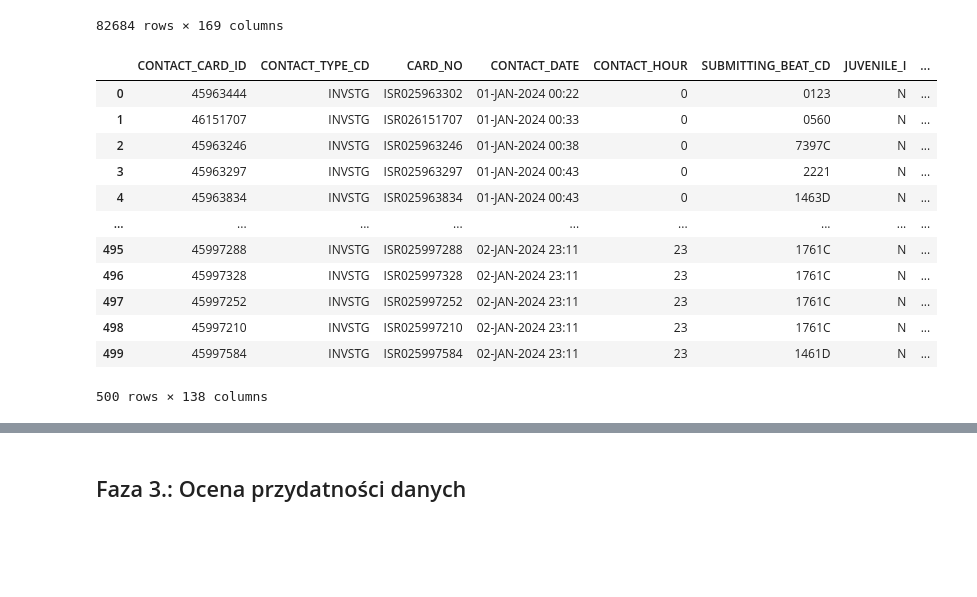
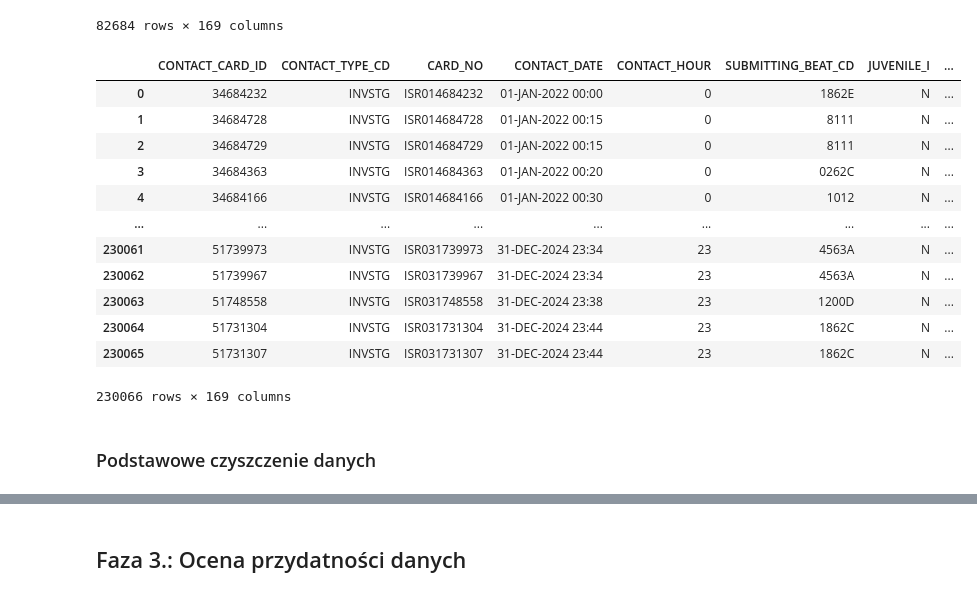
Before and after one commit to s20131/chicago-crimes, a Jupyter notebook: chicago-crimes.ipynb, the cells around one changed output, grey strips where cells are left out. Saved outputs shown, nothing was run; the diff lists cells and outputs as text; code cells hidden in the pictures; blank space fills up the shorter version.

```diff
--- a/chicago-crimes.ipynb
+++ b/chicago-crimes.ipynb
@@ -41,21 +44,27 @@ df
 | 82682 | 51731304 | INVSTG | ISR031731304 | 31-DEC-2024 23:44 | 23 | 1862C | N | ... |
 | 82683 | 51731307 | INVSTG | ISR031731307 | 31-DEC-2024 23:44 | 23 | 1862C | N | ... |
 82684 rows × 169 columns
-# %%
-df = df.dropna(axis = 1, how = 'all')
-df = df.dropna(axis = 0, how = 'all')
-df.head(500)
-# %% [output]
-|  | CONTACT_CARD_ID | CONTACT_TYPE_CD | CARD_NO | CONTACT_DATE | CONTACT_HOUR | SUBMITTING_BEAT_CD | JUVENILE_I | ... |
-| 0 | 45963444 | INVSTG | ISR025963302 | 01-JAN-2024 00:22 | 0 | 0123 | N | ... |
-| 1 | 46151707 | INVSTG | ISR026151707 | 01-JAN-2024 00:33 | 0 | 0560 | N | ... |
-| 2 | 45963246 | INVSTG | ISR025963246 | 01-JAN-2024 00:38 | 0 | 7397C | N | ... |
-| 3 | 45963297 | INVSTG | ISR025963297 | 01-JAN-2024 00:43 | 0 | 2221 | N | ... |
-| 4 | 45963834 | INVSTG | ISR025963834 | 01-JAN-2024 00:43 | 0 | 1463D | N | ... |
-| ... | ... | ... | ... | ... | ... | ... | ... | ... |
-| 495 | 45997288 | INVSTG | ISR025997288 | 02-JAN-2024 23:11 | 23 | 1761C | N | ... |
-| 496 | 45997328 | INVSTG | ISR025997328 | 02-JAN-2024 23:11 | 23 | 1761C | N | ... |
-| 497 | 45997252 | INVSTG | ISR025997252 | 02-JAN-2024 23:11 | 23 | 1761C | N | ... |
-| 498 | 45997210 | INVSTG | ISR025997210 | 02-JAN-2024 23:11 | 23 | 1761C | N | ... |
-| 499 | 45997584 | INVSTG | ISR025997584 | 02-JAN-2024 23:11 | 23 | 1461D | N | ... |
-500 rows × 138 columns
+# %%
+csv_files = ["data/2016-ISR.csv", "data/2017-ISR.csv", "data/2018-ISR.csv", "data/2019-ISR.csv", "data/2020-ISR.csv",
+             "data/2021-ISR.csv", "data/2022-ISR.csv", "data/2023-ISR.csv", "data/2024-ISR.csv"]
+
+csv_files_short = ["data/2022-ISR.csv", "data/2023-ISR.csv", "data/2024-ISR.csv"]
+
+df = pd.concat((pd.read_csv(file, low_memory = False) for file in csv_files_short), ignore_index = True)
+df
+# %% [output]
+|  | CONTACT_CARD_ID | CONTACT_TYPE_CD | CARD_NO | CONTACT_DATE | CONTACT_HOUR | SUBMITTING_BEAT_CD | JUVENILE_I | ... |
+| 0 | 34684232 | INVSTG | ISR014684232 | 01-JAN-2022 00:00 | 0 | 1862E | N | ... |
+| 1 | 34684728 | INVSTG | ISR014684728 | 01-JAN-2022 00:15 | 0 | 8111 | N | ... |
+| 2 | 34684729 | INVSTG | ISR014684729 | 01-JAN-2022 00:15 | 0 | 8111 | N | ... |
+| 3 | 34684363 | INVSTG | ISR014684363 | 01-JAN-2022 00:20 | 0 | 0262C | N | ... |
+| 4 | 34684166 | INVSTG | ISR014684166 | 01-JAN-2022 00:30 | 0 | 1012 | N | ... |
+| ... | ... | ... | ... | ... | ... | ... | ... | ... |
+| 230061 | 51739973 | INVSTG | ISR031739973 | 31-DEC-2024 23:34 | 23 | 4563A | N | ... |
+| 230062 | 51739967 | INVSTG | ISR031739967 | 31-DEC-2024 23:34 | 23 | 4563A | N | ... |
+| 230063 | 51748558 | INVSTG | ISR031748558 | 31-DEC-2024 23:38 | 23 | 1200D | N | ... |
+| 230064 | 51731304 | INVSTG | ISR031731304 | 31-DEC-2024 23:44 | 23 | 1862C | N | ... |
+| 230065 | 51731307 | INVSTG | ISR031731307 | 31-DEC-2024 23:44 | 23 | 1862C | N | ... |
+230066 rows × 169 columns
+# %% [markdown]
+### Podstawowe czyszczenie danych
```
Also changed, not shown: parts of 24 cells of this notebook.
